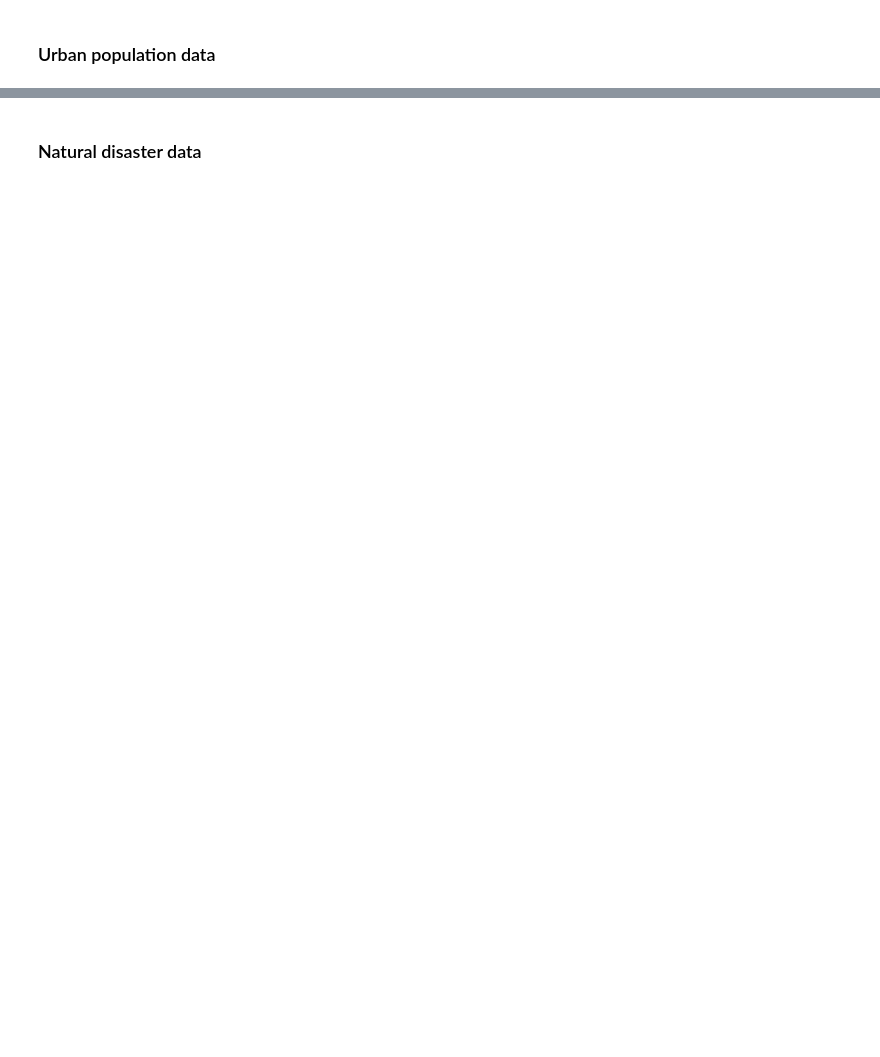
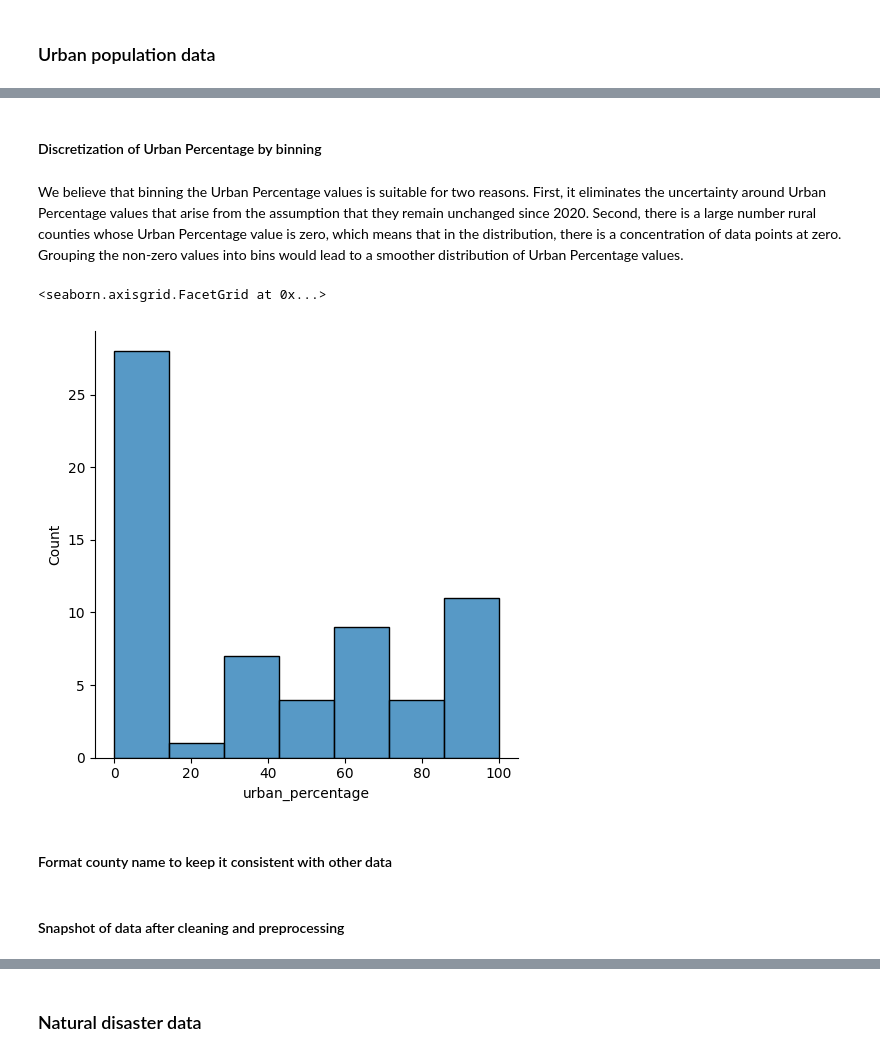
Before and after one commit to Kaxlow/where-the-birds-sing, a Jupyter notebook: src/data-cleaning-preprocessing.ipynb, the cells around one changed output, grey strips where cells are left out. Saved outputs shown, nothing was run; the diff lists cells and outputs as text; code cells hidden in the pictures; blank space fills up the shorter version.

Commit message:
Added data preprocessing steps in data-cleaning-preprocessing.ipynb.

```diff
--- a/src/data-cleaning-preprocessing.ipynb
+++ b/src/data-cleaning-preprocessing.ipynb
@@ -209,0 +562,10 @@ co_urban_df['Urban County'] = np.where(co_urban_df['Urban Pop'] > 0, 1, 0)
+# %%
+# Select and rename the following columns:
+# {"County Name": "county",
+# "urban_population_level": "urban_population_level"
+# }
+urban_pop_co_df = urban_pop_co_df[["County Name", "Urban Percentage"]]
+urban_pop_co_df = urban_pop_co_df.rename(columns = {
+    "County Name": "county",
+    "Urban Percentage": "urban_percentage"
+})
@@ -209,0 +619,10 @@ co_urban_df['Urban County'] = np.where(co_urban_df['Urban Pop'] > 0, 1, 0)
+# %% [markdown]
+#### Discretization of Urban Percentage by binning
+# %% [markdown]
+We believe that binning the Urban Percentage values is suitable for two reasons. First, it eliminates the uncertainty around Urban Percentage values that arise from the assumption that they remain unchanged since 2020. Second, there is a large number rural counties whose Urban Percentage value is zero, which means that in the distribution, there is a concentration of data points at zero. Grouping the non-zero values into bins would lead to a smoother distribution of Urban Percentage values.
+# %%
+# Plot of distribution of Urban Percentage values
+sns.displot(urban_pop_co_df, x = "urban_percentage")
+# %% [output]
+<seaborn.axisgrid.FacetGrid at 0x...>
+[figure, added]
@@ -209,0 +638,2 @@ co_urban_df['Urban County'] = np.where(co_urban_df['Urban Pop'] > 0, 1, 0)
+# %% [markdown]
+#### Format county name to keep it consistent with other data
@@ -209,0 +643,2 @@ co_urban_df['Urban County'] = np.where(co_urban_df['Urban Pop'] > 0, 1, 0)
+# %% [markdown]
+#### Snapshot of data after cleaning and preprocessing
```
Also changed, not shown: parts of 110 cells of this notebook.
